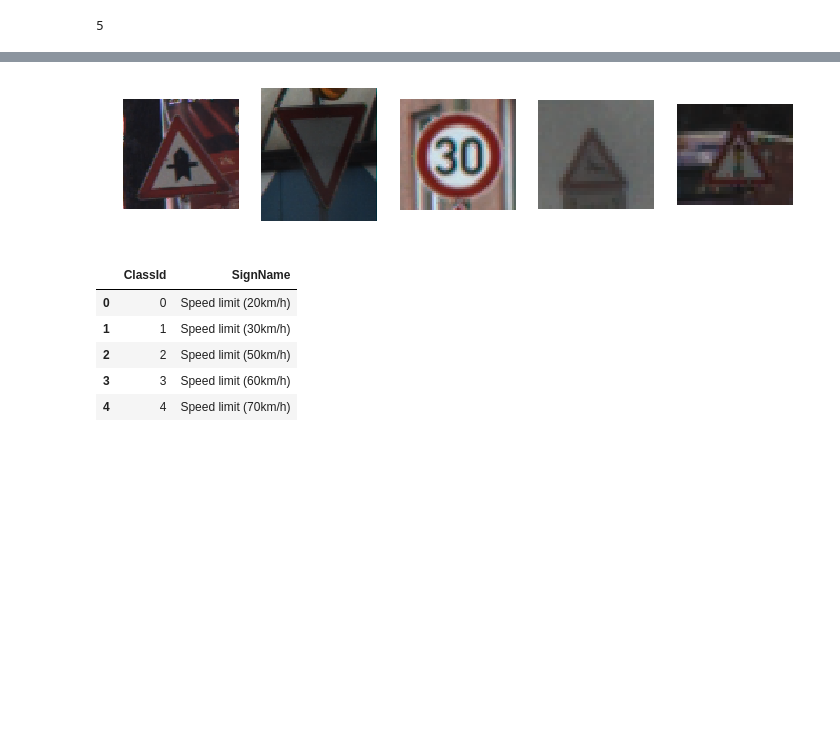
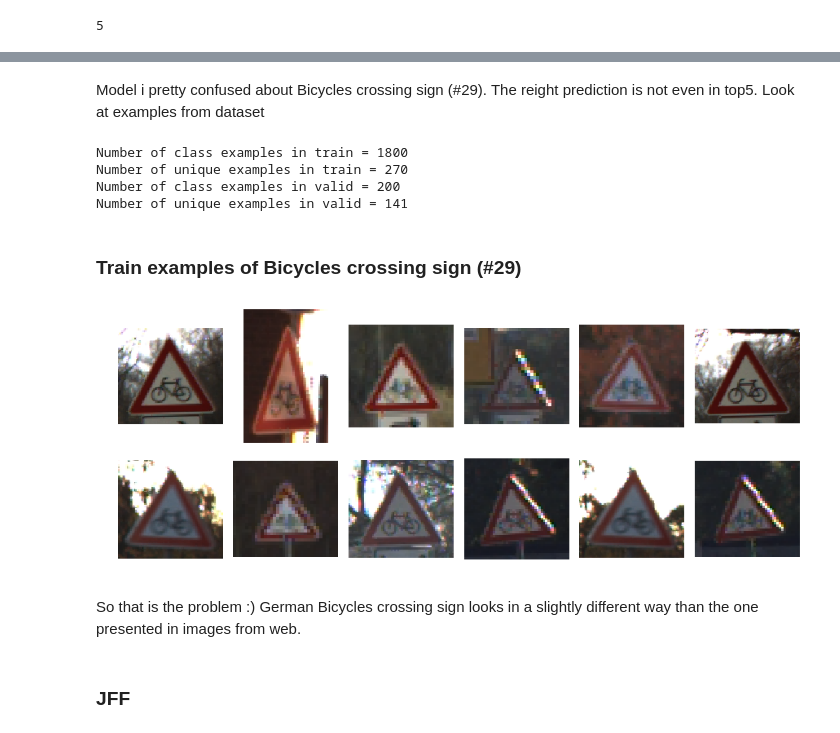
Before and after one commit to yevtu/traffic_signs_recognition, a Jupyter notebook: pipeline.ipynb, the cells around one changed output, grey strips where cells are left out. Drawn from its saved outputs; the diff is of its cells as text; code cells hidden in the pictures; blank space fills up the shorter version.

```diff
--- a/pipeline.ipynb
+++ b/pipeline.ipynb
@@ -162,0 +239,19 @@ print(n_test)
+# %%
+gs = gridspec.GridSpec(n_web, 2, width_ratios=[4, 2])
+gs.update(wspace=0.01, hspace=0.4)
+plt.figure(figsize=(16, 12))
+
+for i in range(n_web):
+    ax = plt.subplot(gs[i, 0])
+    ax.set_aspect('equal')
+    plt.imshow(images[i])
+    plt.axis('off')
+
+    signs, probs = get_top_n(predictions[i], sign_names)
+
+    ax = plt.subplot(gs[i, 1])
+    y_pos = np.arange(len(signs))
+    ax.set_yticks(y_pos)
+    ax.set_yticklabels(signs)
+    ax.barh(y_pos, probs, align='center', color='green')
+    ax.invert_yaxis()
@@ -163,26 +260,39 @@ print(n_test)
+# %% [markdown]
+Model i pretty confused about Bicycles crossing sign (#29). The reight prediction is not even in top5.
+Look at examples from dataset
+# %%
+bicycle_sign_class = 29
+
+train_examples = [p for p in train if int(p.split('/')[-2]) == bicycle_sign_class]
+valid_examples = [p for p in valid if int(p.split('/')[-2]) == bicycle_sign_class]
+
+train_unique = list(set(train_examples))
+valid_unique = list(set(valid_examples))
+
+print('Number of class examples in train =', len(train_examples))
+print('Number of unique examples in train =', len(train_unique))
+print('Number of class examples in valid =', len(valid_examples))
+print('Number of unique examples in valid =', len(valid_unique))
+# %% [output]
+Number of class examples in train = 1800
+Number of unique examples in train = 270
+Number of class examples in valid = 200
+Number of unique examples in valid = 141
+# %% [markdown]
+### Train examples of Bicycles crossing sign (#29)
 # %%
-gs = gridspec.GridSpec(1, 5)
-gs.update(wspace=0.01, hspace=0.02)
-plt.figure(figsize=(12, 4))
+gs = gridspec.GridSpec(2, 6)
+gs.update(wspace=0.1, hspace=0)
+plt.figure(figsize=(15, 6))
 
-for i, image in enumerate(images):
+sample = np.random.choice(train_unique, size=12)
+for i, path in enumerate(sample):
+    img = cv2.cvtColor(cv2.imread(path), cv2.COLOR_BGR2RGB)
     ax = plt.subplot(gs[i])
     ax.set_aspect('equal')
-    plt.subplot(1, 5, i + 1)
-    plt.imshow(image)
+    plt.imshow(img)
     plt.axis('off')
 
 plt.show()
 # %% [output]
-[figure, old version]
+[figure, new version]
-# %%
-sign_names_path = base_path + 'signnames.csv'
-sign_names = pd.read_csv(sign_names_path, header=0)
-sign_names.head()
-# %% [output]
-|  | ClassId | SignName |
-| 0 | 0 | Speed limit (20km/h) |
-| 1 | 1 | Speed limit (30km/h) |
-| 2 | 2 | Speed limit (50km/h) |
-| 3 | 3 | Speed limit (60km/h) |
-| 4 | 4 | Speed limit (70km/h) |
@@ -208,0 +299,5 @@ predictions = model.predict_on_batch(processed_images)
+# %% [markdown]
+So that is the problem :)
+German Bicycles crossing sign looks in a slightly different way than the one presented in images from web.
+# %% [markdown]
+### JFF
```
Also changed, not shown: parts of 29 cells of this notebook.
